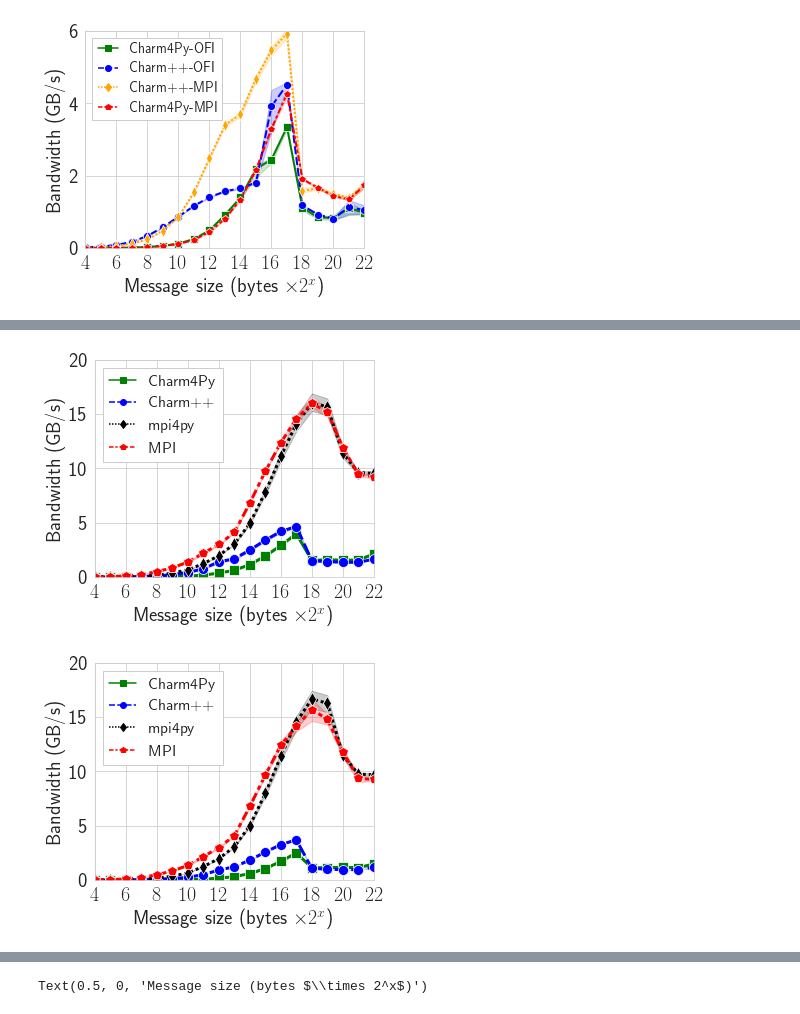
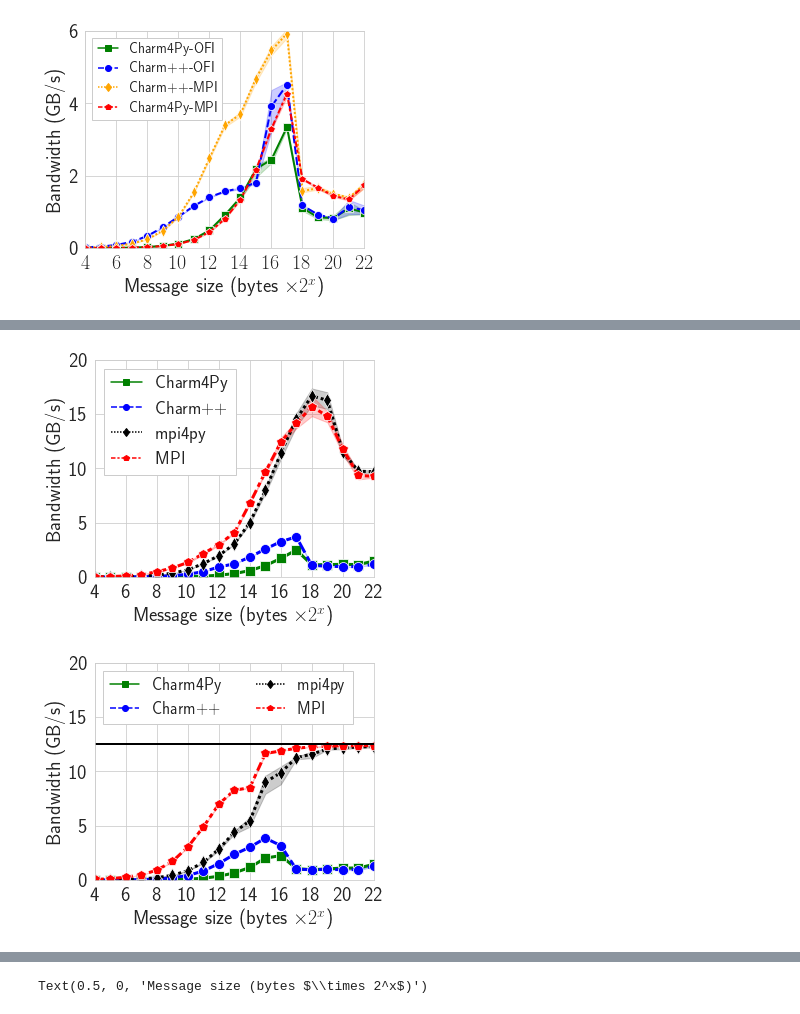
Before and after one commit to UIUC-PPL/charm4py-mpi4py-compare, a Jupyter notebook: analysis/analyze_microbench.ipynb, the cells around one changed output, grey strips where cells are left out. Cells and saved outputs as stored; diff of their text form; code cells hidden in the pictures.

```diff
--- a/analysis/analyze_microbench.ipynb
+++ b/analysis/analyze_microbench.ipynb
@@ -482,38 +536,49 @@ internode_bw['Msg Size'] = np.log2(internode_bw['Msg Size'])
 # %%
-# Plot bandwidth with the MPI backend, intra-socket
+# Plot bandwidth with the MPI backend, inter-socket
 sns.set_style("whitegrid")
 f, ax = plt.subplots(figsize=(5,4))
-sns.lineplot(x="Msg Size", y=" Bandwidth (MB/s)", data=intra_bw,hue="framework", style="framework",
+sns.lineplot(x="Msg Size", y=" Bandwidth (MB/s)", data=inter_bw,hue="framework", style="framework",
               palette = ['green','blue', 'black', 'red'],ax=ax,ci=99, markers=['s','o', 'd', 'p'],
               linewidth=3, markersize=10)
-ax.legend(fontsize = 16, loc = 'upper left', fancybox = False, framealpha = 1,
+ax.legend(fontsize = 18, loc = 'upper left', fancybox = False, framealpha = 1,
               handlelength = 1.7, ncol = 1)
 ax.tick_params( which = 'major', labelsize = 20 )
 ax.set_xlim(4, 22)
 ax.set_xticks(range(4,23,2))
+ax.set_xticklabels(range(4,23,2))
+# ax.set_yscale('log', base=10)
 ax.set_ylim(0, 20000)
-ax.set_yticklabels([0,5,10,15,20])
+ax.set_yticks([0, 5000, 10000, 15000, 20000])
+ax.set_yticklabels([0, 5, 10, 15, 20])
 ax.set_ylabel('Bandwidth (GB/s)', fontsize=20)
 ax.set_xlabel('Message size (bytes $\\times 2^x$)', fontsize=20)
-plt.savefig('all_bw_intrasocket_chmpi.pdf', bbox_inches='tight', dpi=300)
+plt.savefig('all_bw_intersocket_chmpi.pdf', bbox_inches='tight', dpi=300)
 # %% [output]
-[figure, old version]
+[figure, new version]
 # %%
-# Plot bandwidth with the MPI backend, inter-socket
+# Plot bandwidth with the MPI backend, inter-node
 sns.set_style("whitegrid")
 f, ax = plt.subplots(figsize=(5,4))
-sns.lineplot(x="Msg Size", y=" Bandwidth (MB/s)", data=inter_bw,hue="framework", style="framework",
+sns.lineplot(x="Msg Size", y=" Bandwidth (MB/s)", data=internode_bw,hue="framework", style="framework",
               palette = ['green','blue', 'black', 'red'],ax=ax,ci=99, markers=['s','o', 'd', 'p'],
               linewidth=3, markersize=10)
-ax.legend(fontsize = 16, loc = 'upper left', fancybox = False, framealpha = 1,
-              handlelength = 1.7, ncol = 1)
+ax.legend(fontsize = 17, loc = 'upper left', fancybox = False, framealpha = 1,
+              handlelength = 1.7, ncol = 2)
 ax.tick_params( which = 'major', labelsize = 20 )
 ax.set_xlim(4, 22)
 ax.set_xticks(range(4,23,2))
+ax.set_xticklabels(range(4,23,2))
+# ax.set_yscale('log', base=10)
 ax.set_ylim(0, 20000)
-ax.set_yticklabels([0,5,10,15,20])
+ax.set_yticks([0, 5000, 10000, 15000, 20000])
+ax.set_yticklabels([0, 5, 10, 15, 20])
+plt.axhline(y=12500, color='black', linestyle='-', linewidth=2)
+# ax.set_yticks([1<<0, 1<<2, 1<<4, 1<<6, 1<<8, 1<<10, 1<<12, 1<<14])
+# ax.set_yticklabels(
+# ax.set_ylim(0, 20000)
+# ax.set_yticklabels([0,5,10,15,20])
 ax.set_ylabel('Bandwidth (GB/s)', fontsize=20)
 ax.set_xlabel('Message size (bytes $\\times 2^x$)', fontsize=20)
-plt.savefig('all_bw_intersocket_chmpi.pdf', bbox_inches='tight', dpi=300)
+plt.savefig('all_bw_internode_chmpi.pdf', bbox_inches='tight', dpi=300)
 # %% [output]
-[figure, old version]
+[figure, new version]
```
Also changed, not shown: parts of 12 cells of this notebook, 2 other files.
